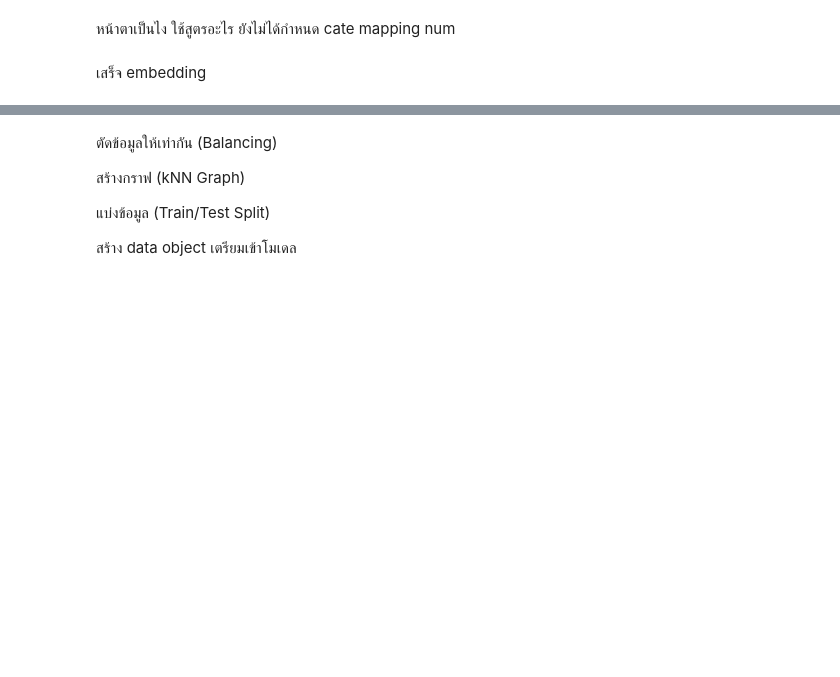
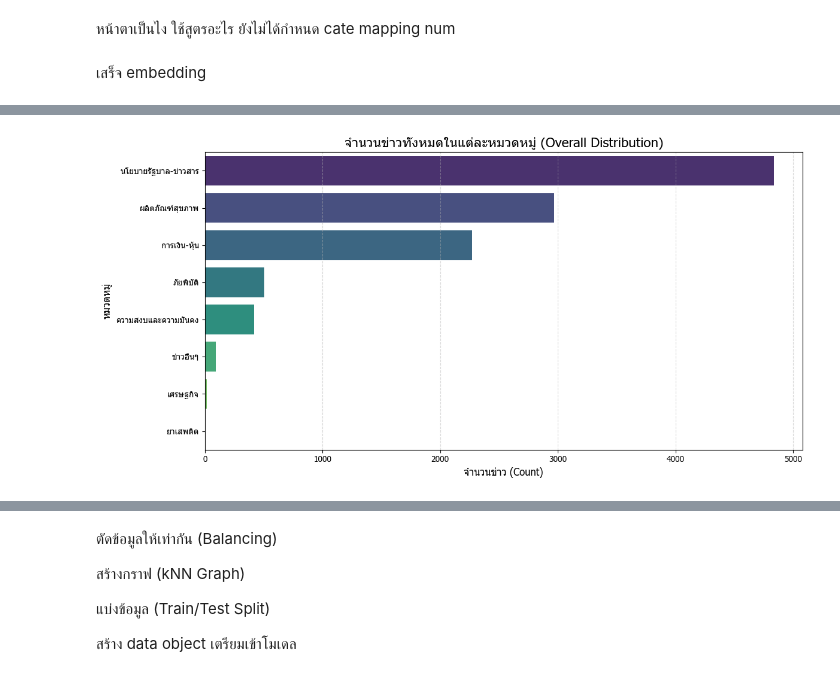
Before and after one commit to TtPeeraphat/Project_Thaifakenews, a Jupyter notebook: new_main.ipynb, the cells around one changed output, grey strips where cells are left out. Cells and saved outputs as stored; diff of their text form; code cells hidden in the pictures; blank space fills up the shorter version.

Commit message:
1.7.3
แก้คำในโค้ด เพิ่มการดูกราฟ

```diff
--- a/new_main.ipynb
+++ b/new_main.ipynb
@@ -439,3 +432,86 @@ print(f"\n✅ Final Balanced Dataset Size: {N_balanced} samples")
 ================================================================================
 
 ✅ Final Balanced Dataset Size: 5744 samples
+# %%
+# ====================================================================
+# 📊 DATA ANALYSIS & VISUALIZATION (ฉบับครบ 2 กราฟ)
+# ====================================================================
+import matplotlib.pyplot as plt
+import seaborn as sns
+import pandas as pd
+
+print("\n📊 Starting Data Analysis...")
+
+# --- 1. ตั้งค่าตัวแปรชื่อคอลัมน์ (ตรวจสอบให้ตรงกับไฟล์ CSV) ---
+col_category = 'หมวดหมู่ของข่าว'   # ชื่อคอลัมน์หมวดหมู่
+col_label = 'label_binary'       # ชื่อคอลัมน์เฉลย (0, 1)
+
+# --- 2. ตั้งค่าฟอนต์ภาษาไทย ---
+try:
+    plt.rcParams['font.family'] = 'Tahoma' # Windows ใช้ Tahoma
+except:
+    pass
+
+if col_category in df.columns:
+
+    # ============================================================
+    # 🟢 กราฟที่ 1: ดูภาพรวม (Overall Distribution) - อันเดิมที่คุณต้องการเก็บไว้
+    # ============================================================
+    print(f"\n✅ 1. Creating Overall Distribution Graph...")
+
+    # นับจำนวนและปริ้นท์
+    category_counts = df[col_category].value_counts()
+    print(category_counts)
+
+    plt.figure(figsize=(12, 6)) # สร้างหน้ากระดาษใหม่
+    sns.countplot(
+        y=df[col_category],
+        order=df[col_category].value_counts().index,
+        palette='viridis' # สีโทนเขียว-ม่วง (ดูภาพรวม)
+    )
+    plt.title('จำนวนข่าวทั้งหมดในแต่ละหมวดหมู่ (Overall Distribution)', fontsize=16)
+    plt.xlabel('จำนวนข่าว (Count)', fontsize=12)
+    plt.ylabel('หมวดหมู่', fontsize=12)
+    plt.grid(axis='x', linestyle='--', alpha=0.5)
+
+    plt.tight_layout()
+    plt.savefig('graph_category_total.png') # เซฟรูปที่ 1
+    plt.show() # โชว์รูปที่ 1
+
+
+    # ============================================================
+    # 🔴 กราฟที่ 2: เปรียบเทียบ จริง vs ปลอม (Real vs Fake Comparison)
+    # ============================================================
+    if col_label in df.columns:
+        print(f"\n✅ 2. Creating Comparison Graph (Real vs Fake)...")
+
+        # ปริ้นท์ตารางตัวเลขเทียบดู
+        cross_tab = pd.crosstab(df[col_category], df[col_label])
+        print(cross_tab)
+
+        plt.figure(figsize=(12, 8)) # สร้างหน้ากระดาษใหม่
+        sns.countplot(
+            data=df,
+            y=col_category,
+            hue=col_label,       # 🔥 แยกสีตามจริง/ปลอม
+            order=df[col_category].value_counts().index, # เรียงตามกราฟแรก
+            palette='coolwarm'   # สีโทนร้อน/เย็น (แยกความต่าง)
+        )
+
+        plt.title('เปรียบเทียบสัดส่วนข่าว จริง vs ปลอม ในแต่ละหมวดหมู่', fontsize=16)
+        plt.xlabel('จำนวนข่าว (Count)', fontsize=12)
+        plt.ylabel('หมวดหมู่', fontsize=12)
+        plt.legend(title='Label (0=Fake, 1=Real)', loc='lower right')
+        plt.grid(axis='x', linestyle='--', alpha=0.5)
+
+        plt.tight_layout()
+        plt.savefig('graph_category_comparison.png') # เซฟรูปที่ 2
+        plt.show() # โชว์รูปที่ 2
+
+    print("\n✅ Saved graphs: graph_category_total.png, graph_category_comparison.png")
+
+else:
+    print(f"⚠️ ไม่พบคอลัมน์ '{col_category}' ข้ามขั้นตอนสร้างกราฟ")
+
+print("====================================================================")
+# %% [output]
@@ -441,0 +534 @@ print(f"\n✅ Final Balanced Dataset Size: {N_balanced} samples")
+[figure, added]
```
Also changed, not shown: parts of 4 cells of this notebook, 2 other files.
